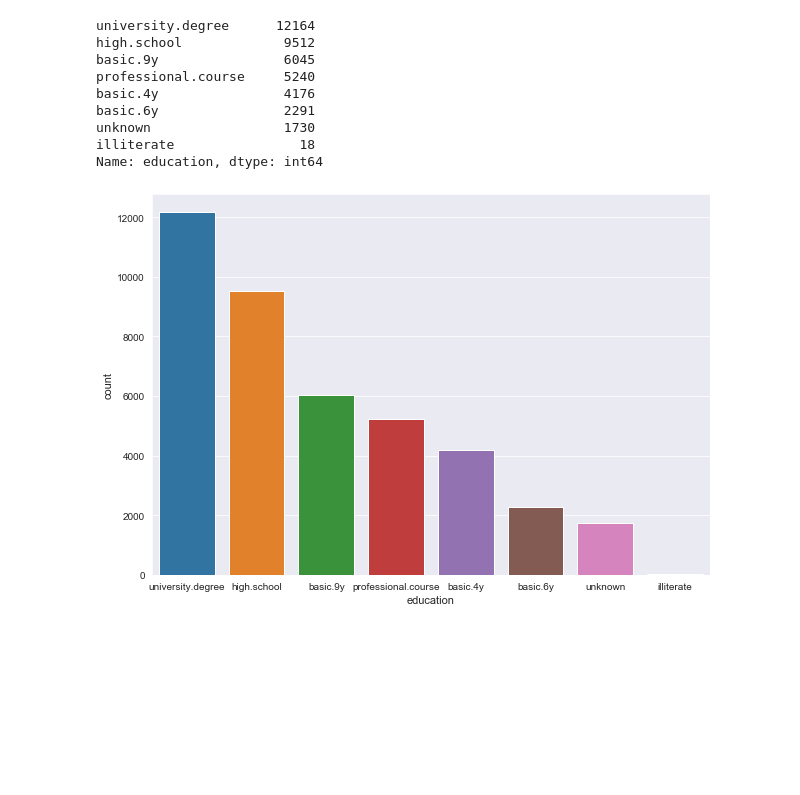
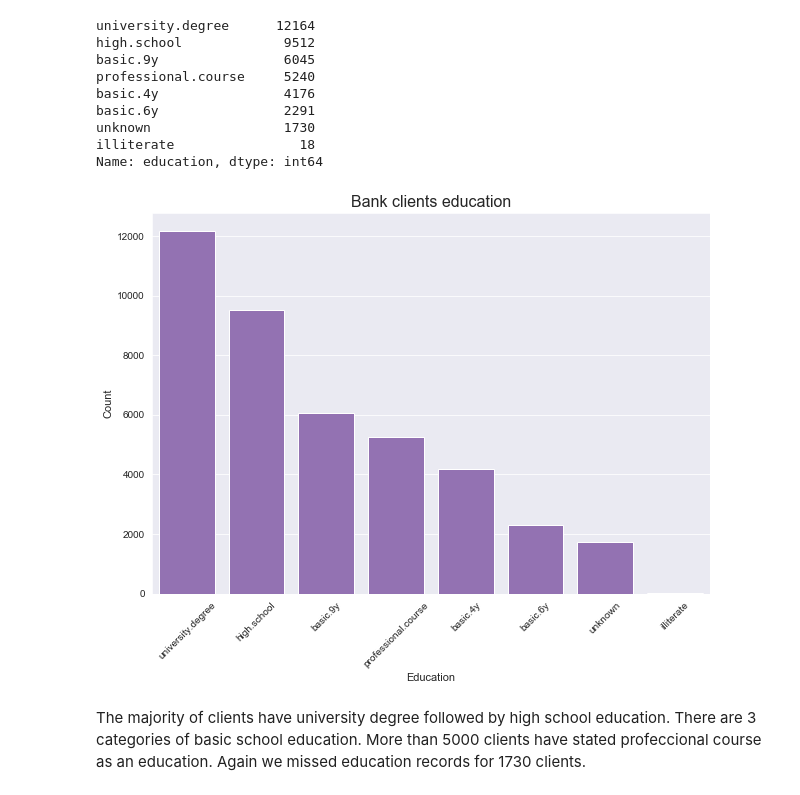
Before and after one commit to Janka93/Bank-Marketing-Campaign, a Jupyter notebook: Bank Marketing.ipynb, the cells around one changed output. Saved outputs shown, nothing was run; the diff lists cells and outputs as text; code cells hidden in the pictures; blank space fills up the shorter version.

```diff
--- a/Bank Marketing.ipynb
+++ b/Bank Marketing.ipynb
@@ -307,7 +302,11 @@ basic.6y                2291
 unknown                 1730
 illiterate                18
 Name: education, dtype: int64
-# %%
-sns.countplot(data = data, x = 'education', order = data.education.value_counts().index);
-# %% [output]
-[figure, removed]
+# %%
+# Clients education visualization
+labels = {'title':'Bank clients education','xlabel':'Education','ylabel':'Count'}
+make_countplot(data.education, order = data.education, color = base_color, **labels);
+# %% [output]
+[figure, added]
+# %% [markdown]
+The majority of clients have university degree followed by high school education. There are 3 categories of basic school education. More than 5000 clients have stated profeccional course as an education. Again we missed education records for 1730 clients.
```
Also changed, not shown: parts of 9 cells of this notebook.
